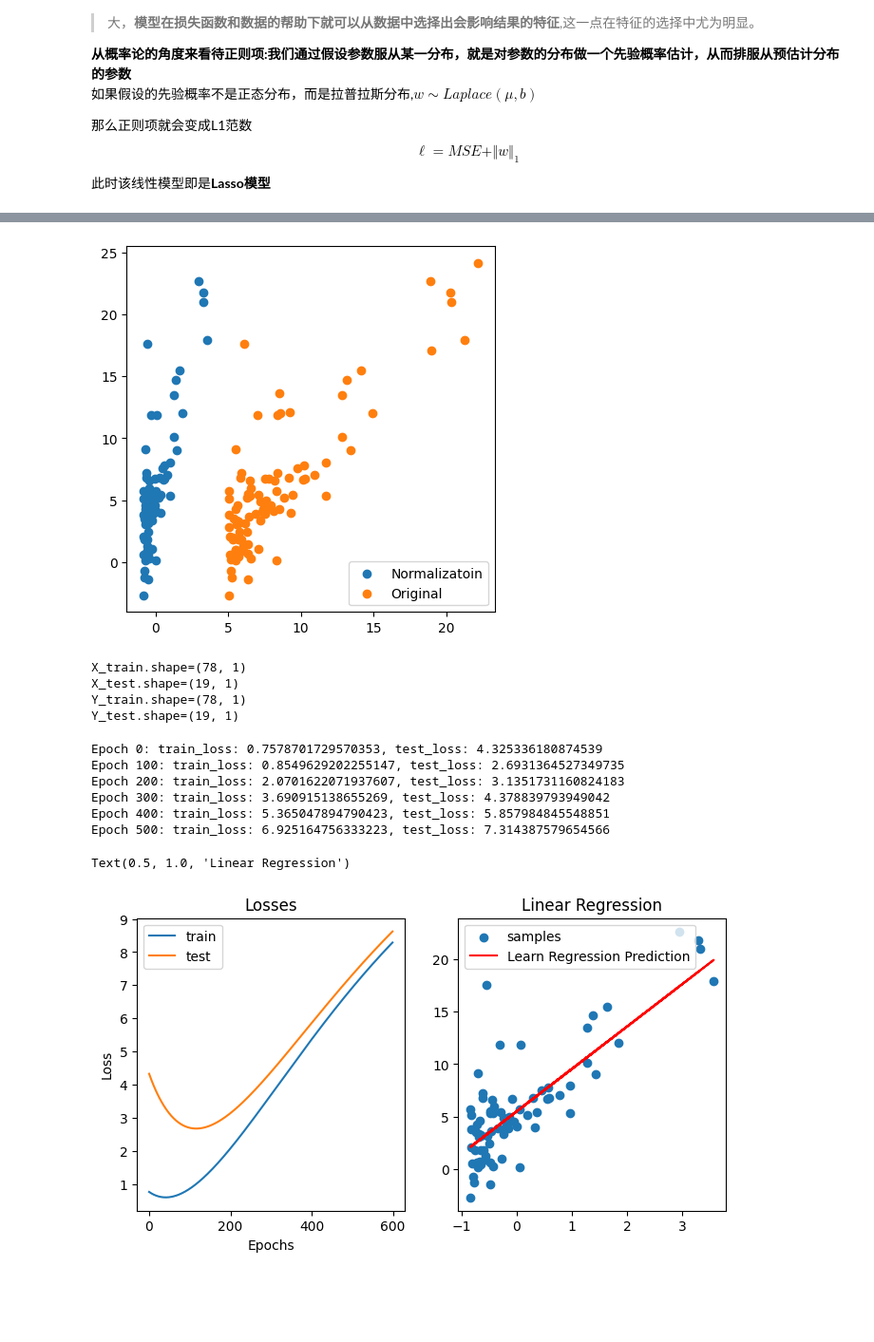
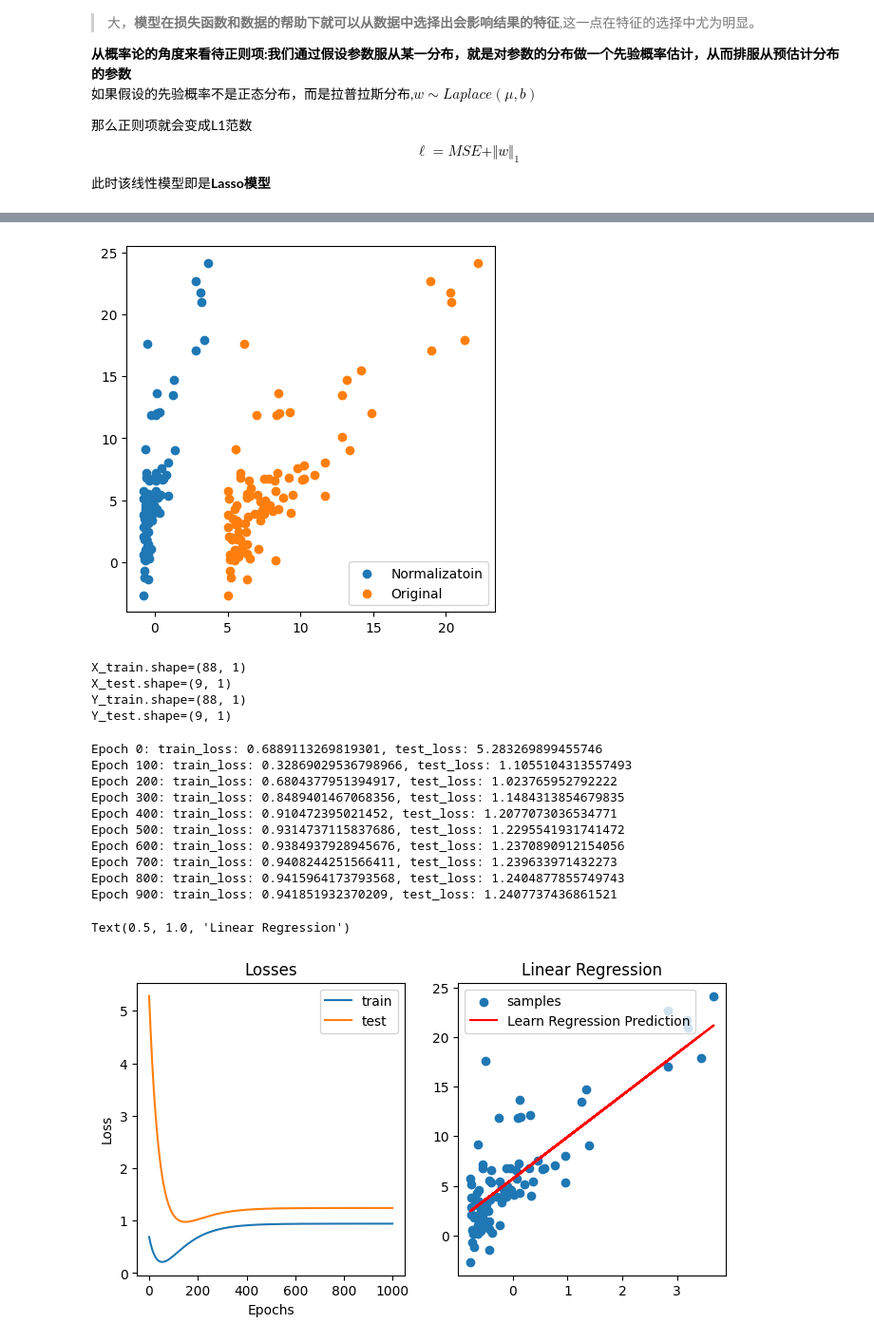
Before and after one commit to roseee-e/ML-homework, a Jupyter notebook: 第三次作业/张丁文_2200170271.ipynb, the cells around one changed output, grey strips where cells are left out. Shown at 95% size. Cells and saved outputs as stored; diff of their text form; code cells hidden in the pictures; blank space fills up the shorter version.

```diff
--- a/第三次作业/张丁文_2200170271.ipynb
+++ b/第三次作业/张丁文_2200170271.ipynb
@@ -117,7 +117,7 @@ if not isinstance(Feature, np.ndarray) and not isinstance(Y, np.ndarray):
     X = Feature.values.reshape(-1, 1)
     Y = label.values.reshape(-1, 1)
 
-X_test,X_train, Y_test,  Y_train= train_test_split(X, Y, test_size=0.8)
+X_test,X_train, Y_test,  Y_train= train_test_split(X, Y, test_size=0.9)
 # normalize data
 X_train_mean = X_train.mean()
 X_train_std = X_train.std()
@@ -134,11 +134,11 @@ plt.legend()
 plt.show()
 print(f'{X_train.shape=}\n{X_test.shape=}\n{Y_train.shape=}\n{Y_test.shape=}')
 # %% [output]
-[figure, old version]
+[figure, new version]
-X_train.shape=(78, 1)
-X_test.shape=(19, 1)
-Y_train.shape=(78, 1)
-Y_test.shape=(19, 1)
+X_train.shape=(88, 1)
+X_test.shape=(9, 1)
+Y_train.shape=(88, 1)
+Y_test.shape=(9, 1)
 # %%
 from sklearn.model_selection import train_test_split
 import numpy as np
@@ -157,16 +157,16 @@ class LinearRegression:
         # self.w=np.zeros((n_features,1))
         # self.b=0
 
-    def loss(self, y_true, y_hat):
+    def loss(self, y_true, y_hat, alpha):
         n_samples = y_true.shape[0]
-        return np.mean((y_true - y_hat) ** 2)/n_samples+0.5*np.sum(self.w**2)
+        return np.mean((y_true - y_hat) ** 2)/(2*n_samples)+alpha*0.5*np.sum(self.w**2)
 
     def forward(self, X):
         return X@self.w + self.b
 
     def gradient(self, X, y, n_samples, y_hat, alpha):
-        dw = (-1/n_samples) * (X.T@(y - y_hat))-alpha*self.w
-        db = (-2/n_samples) * np.sum(y - y_hat)
+        dw = (1.0/n_samples) * (X.T@(y_hat - y))+alpha*self.w
+        db = (1.0/n_samples) * np.sum(y_hat - y)
         return dw, db
 
     def update(self, X, y, y_hat, n_samples, alpha):
@@ -174,48 +174,52 @@ class LinearRegression:
         self.w -= self.lr * dw
         self.b -= self.lr * db
 
 
-def fit(model: LinearRegression, X_train, X_test, train_losses, Y_train, Y_test, test_losses,iters, alpha=0.2):
+def fit(model: LinearRegression, X_train, X_test, train_losses, Y_train, Y_test, test_losses,iters, alpha=0.1):
     n_samples, n_features = X_train.shape
     model.init(n_features)
-    for epoh in range(iters):
+    for epoch in range(iters):
         y_hat = model.forward(X_train)
-        train_loss = model.loss(Y_train, y_hat)
+        train_loss = model.loss(Y_train, y_hat, alpha)
         train_losses.append(train_loss)
-        test_loss=model.loss(Y_test, model.forward(X_test))
+        test_loss = model.loss(Y_test, model.forward(X_test), alpha)
         test_losses.append(test_loss)
         model.update(X_train, Y_train, y_hat, n_samples, alpha)
-        if epoh % 100 == 0:
-            print(f'Epoch {epoh}: train_loss: {train_loss}, test_loss: {test_loss}')
+        if epoch % 100 == 0:
+            print(f'Epoch {epoch}: train_loss: {train_loss}, test_loss: {test_loss}')
 
 
 train_losses = []
 test_losses = []
 
-my_regression = LinearRegression(lr=0.003)
-fit(my_regression,X_train, X_test,train_losses, Y_train, Y_test, test_losses,600)
+my_regression = LinearRegression(lr=0.01)
+fit(my_regression,X_train, X_test,train_losses, Y_train, Y_test, test_losses,1000)
 
 fig, axis = plt.subplots(1, 2, figsize=(8, 4))
 axis[0].plot(train_losses)
 axis[0].plot(test_losses)
 axis[0].set_title('Losses')
 axis[0].legend(['train', 'test'])
 axis[0].set_xlabel('Epochs')
 axis[0].set_ylabel('Loss')
 forward = my_regression.forward(X_train)
 axis[1].scatter(X_train, Y_train)
 axis[1].plot(X_train, forward, color='red')
 axis[1].legend(['samples', 'Learn Regression Prediction'])
 axis[1].set_title('Linear Regression')
 # %% [output]
-Epoch 0: train_loss: 0.7578701729570353, test_loss: 4.325336180874539
-Epoch 100: train_loss: 0.8549629202255147, test_loss: 2.6931364527349735
-Epoch 200: train_loss: 2.0701622071937607, test_loss: 3.1351731160824183
-Epoch 300: train_loss: 3.690915138655269, test_loss: 4.378839793949042
-Epoch 400: train_loss: 5.365047894790423, test_loss: 5.857984845548851
-Epoch 500: train_loss: 6.925164756333223, test_loss: 7.314387579654566
+Epoch 0: train_loss: 0.6889113269819301, test_loss: 5.283269899455746
+Epoch 100: train_loss: 0.32869029536798966, test_loss: 1.1055104313557493
+Epoch 200: train_loss: 0.6804377951394917, test_loss: 1.023765952792222
+Epoch 300: train_loss: 0.8489401467068356, test_loss: 1.1484313854679835
+Epoch 400: train_loss: 0.910472395021452, test_loss: 1.2077073036534771
+Epoch 500: train_loss: 0.9314737115837686, test_loss: 1.2295541931741472
+Epoch 600: train_loss: 0.9384937928945676, test_loss: 1.2370890912154056
+Epoch 700: train_loss: 0.9408244251566411, test_loss: 1.239633971432273
+Epoch 800: train_loss: 0.9415964173793568, test_loss: 1.2404877855749743
+Epoch 900: train_loss: 0.941851932370209, test_loss: 1.2407737436861521
 Text(0.5, 1.0, 'Linear Regression')
-[figure, old version]
+[figure, new version]
 # %%
 # least square fitting
 import sklearn.linear_model
```
Also changed, not shown: parts of 1 cell of this notebook.
